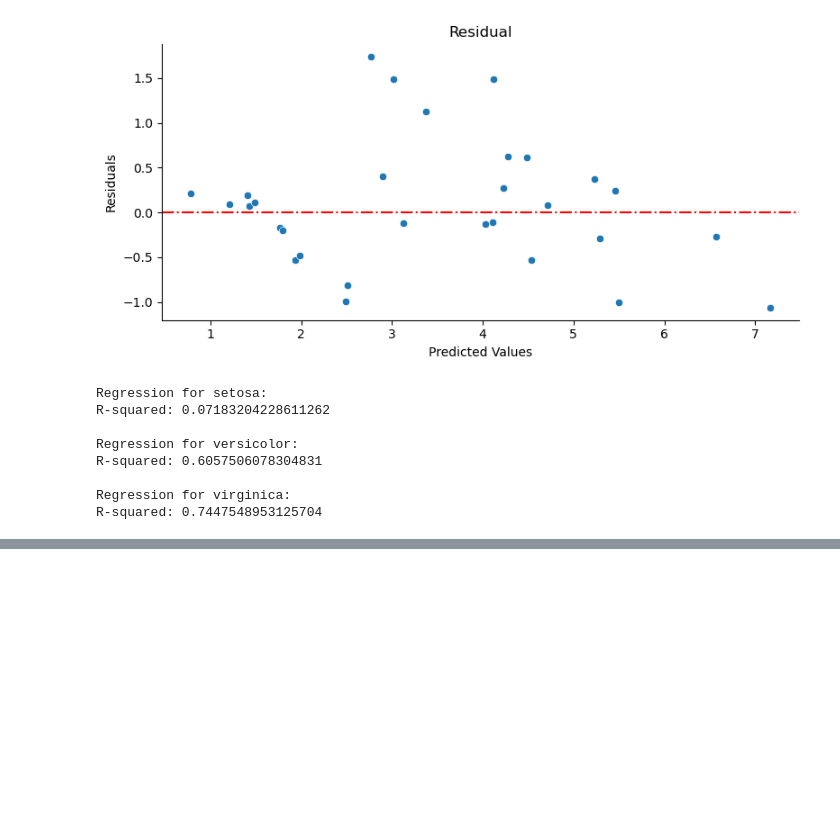
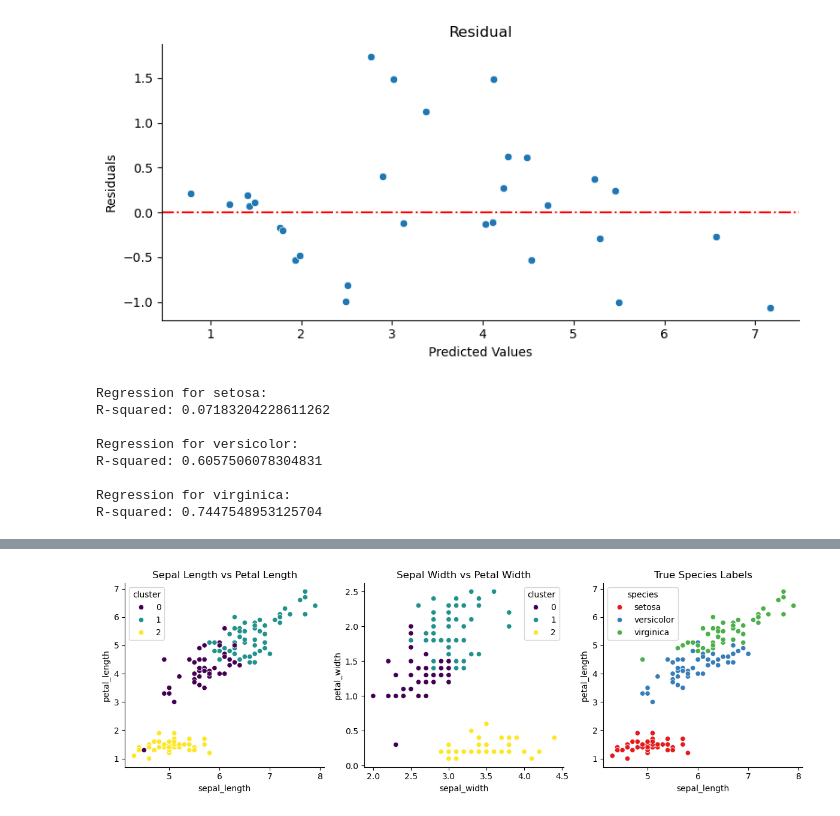
Before and after one commit to modyreturn/Codveda_Iris_Analysis, a Jupyter notebook: Iris_Codveda.ipynb, the cells around one changed output, grey strips where cells are left out. Drawn from its saved outputs; the diff is of its cells as text; code cells hidden in the pictures; blank space fills up the shorter version.

```diff
--- a/Iris_Codveda.ipynb
+++ b/Iris_Codveda.ipynb
@@ -437,0 +489,52 @@ R-squared: 0.7447548953125704
+# %%
+k = 3  #based on elbow/silhouette (matches true species count)
+kmeans = KMeans(n_clusters=k, random_state=42)
+clusters = kmeans.fit_predict(X_scaled)
+
+# Add clusters to original DataFrame
+df['cluster'] = clusters
+# %%
+plt.figure(figsize=(12, 4))
+
+# Sepal Length vs Petal Length
+plt.subplot(1, 3, 1)
+sns.scatterplot(
+    data=df,
+    x='sepal_length',
+    y='petal_length',
+    hue='cluster',
+    palette='viridis'
+    )
+
+plt.title('Sepal Length vs Petal Length')
+
+#Sepal Width vs Petal Width
+plt.subplot(1, 3, 2)
+sns.scatterplot(
+    data=df,
+    x='sepal_width',
+    y='petal_width',
+    hue='cluster',
+    palette='viridis'
+    )
+
+plt.title('Sepal Width vs Petal Width')
+
+# True Species Labels (for comparison)
+plt.subplot(1, 3, 3)
+sns.scatterplot(
+    data=df,
+    x='sepal_length',
+    y='petal_length',
+    hue='species',
+    palette='Set1'
+    )
+
+plt.title('True Species Labels')
+
+
+sns.despine()
+plt.tight_layout()
+plt.show()
+# %% [output]
+[figure, added]
```
Also changed, not shown: parts of 6 cells of this notebook.
